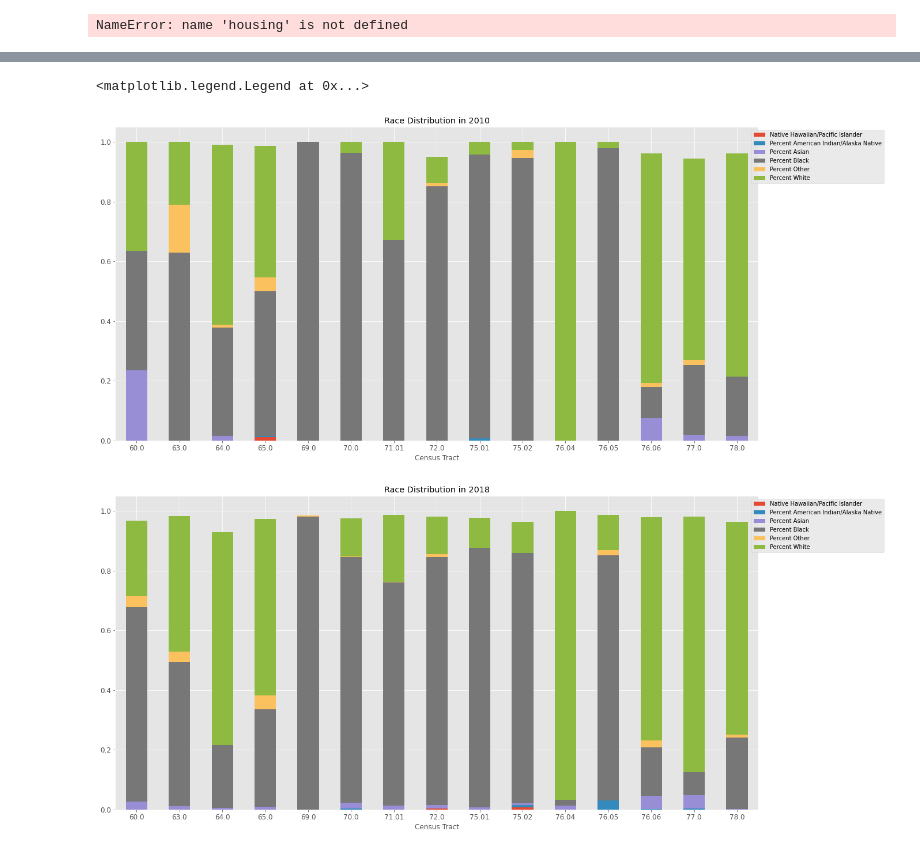
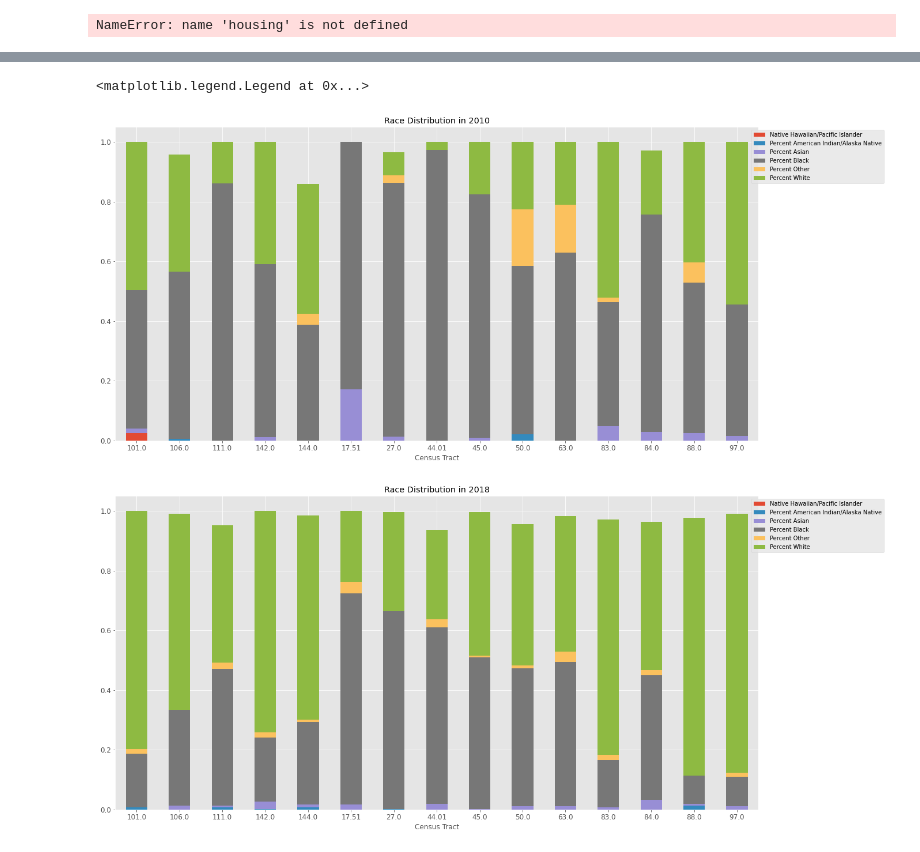
Before and after one commit to leosimanonok/DataScienceFinalTutorial, a Jupyter notebook: Leah.ipynb, the cells around one changed output, grey strips where cells are left out. Drawn from its saved outputs; the diff is of its cells as text; code cells hidden in the pictures.

```diff
--- a/Leah.ipynb
+++ b/Leah.ipynb
@@ -793,40 +802,43 @@ race_pct.dropna(inplace=True)
 # %%
-#Data Analysis:
+cols = ['Percent White', 'Percent Black', 'Percent American Indian/Alaska Native', 'Percent Asian', 'Native Hawaiian/Pacific Islander', 'Percent Other']
 
-cols = ['Percent White', 'Percent Black', 'Percent American Indian/Alaska Native', 'Percent Asian', 'Native Hawaiian/Pacific Islander', 'Percent Other']
+race_pct['Census Tract'] = race_pct['Census Tract'].astype(str)
 
 #Make Datasets in 2010 and 2018 to calculate change:
 race_in2010 = race_pct[race_pct['Year']==2010]
 race_in2018 = race_pct[race_pct['Year']==2018]
 
+race_in2010.set_index('Census Tract', inplace=True)
+race_in2018.set_index('Census Tract', inplace=True)
 
 #Calculate which neighborhoods had the biggest influx of white people between the two time periods:
 
+change_white = race_pct[['Census Tract']].drop_duplicates()
+change_white.set_index('Census Tract', inplace=True)
+
 #Subtract most recent data from old data
-race_pct['Change in White'] = race_in2018['Percent White'] - race_in2010['Percent White']
+change_white['Change in White'] = race_in2018['Percent White'] - race_in2010['Percent White']
 
-#Sort values ascendingly and save indexes of the first 10 values
-# **Note: head is set to 20 because there are duplicate values
-idxs = list(race_pct['Change in White'].sort_values(ascending=False).head(15).to_dict().keys())
 
-#Save the 10 neighborhoods with the highest increase in population of white people
-highest_change = race_pct.iloc[idxs]['Census Tract'].tolist()
+#Save the 15 census tracts with the highest increase in population of white people
+highest_change = list(change_white['Change in White'].sort_values(ascending=False).head(15).astype(str).to_dict().keys())
+
 
 #Create subsets for each of the years for comparison
-subset_2010 = race_in2010[race_pct['Census Tract'].isin(highest_change)]
-subset_2018 = race_in2018[race_pct['Census Tract'].isin(highest_change)]
+subset_2010 = race_in2010.loc[highest_change]
+subset_2018 = race_in2018.loc[highest_change]
 
 #-------------------------------------------Plotting--------------------------------------------
 
 #Create pivot tables and plot
 subset_2010.pivot_table(index='Census Tract', values=cols).plot.bar(stacked=True, fontsize='large',
                                         rot=0, figsize=(20,10), title='Race Distribution in 2010'
                                         ).legend(bbox_to_anchor=(1.2, 1))
 
 subset_2018.pivot_table(index='Census Tract', values=cols).plot.bar(stacked=True, fontsize='large',
                                         rot=0, figsize=(20,10), title='Race Distribution in 2018'
                                         ).legend(bbox_to_anchor=(1.2, 1))
 # %% [output]
 <matplotlib.legend.Legend at 0x...>
-[figure, old version]
+[figure, new version]
-[figure, old version]
+[figure, new version]
```
Also changed, not shown: parts of 15 cells of this notebook.
